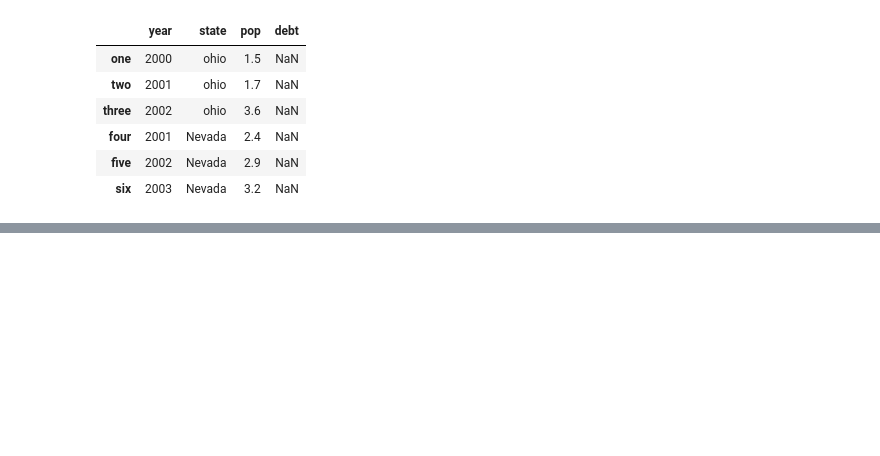
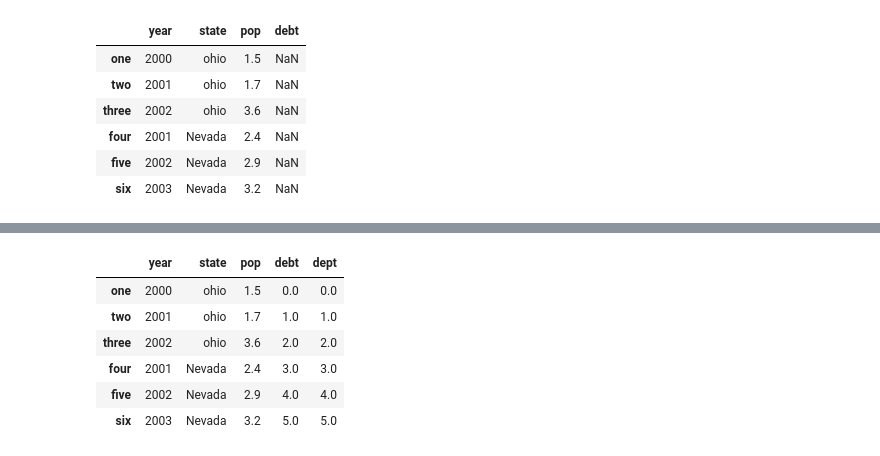
Before and after one commit to hemant0hack/Data-Analysis-Practices, a Jupyter notebook: Pandas/Pandas.ipynb, the cells around one changed output, grey strips where cells are left out. Cells and saved outputs as stored; diff of their text form; code cells hidden in the pictures; blank space fills up the shorter version.

```diff
--- a/Pandas/Pandas.ipynb
+++ b/Pandas/Pandas.ipynb
@@ -223,0 +276,10 @@ frame2
+# %%
+frame2
+# %% [output]
+|  | year | state | pop | debt | dept |
+| one | 2000 | ohio | 1.5 | 0.0 | 0.0 |
+| two | 2001 | ohio | 1.7 | 1.0 | 1.0 |
+| three | 2002 | ohio | 3.6 | 2.0 | 2.0 |
+| four | 2001 | Nevada | 2.4 | 3.0 | 3.0 |
+| five | 2002 | Nevada | 2.9 | 4.0 | 4.0 |
+| six | 2003 | Nevada | 3.2 | 5.0 | 5.0 |
```
Also changed, not shown: parts of 67 cells of this notebook.
